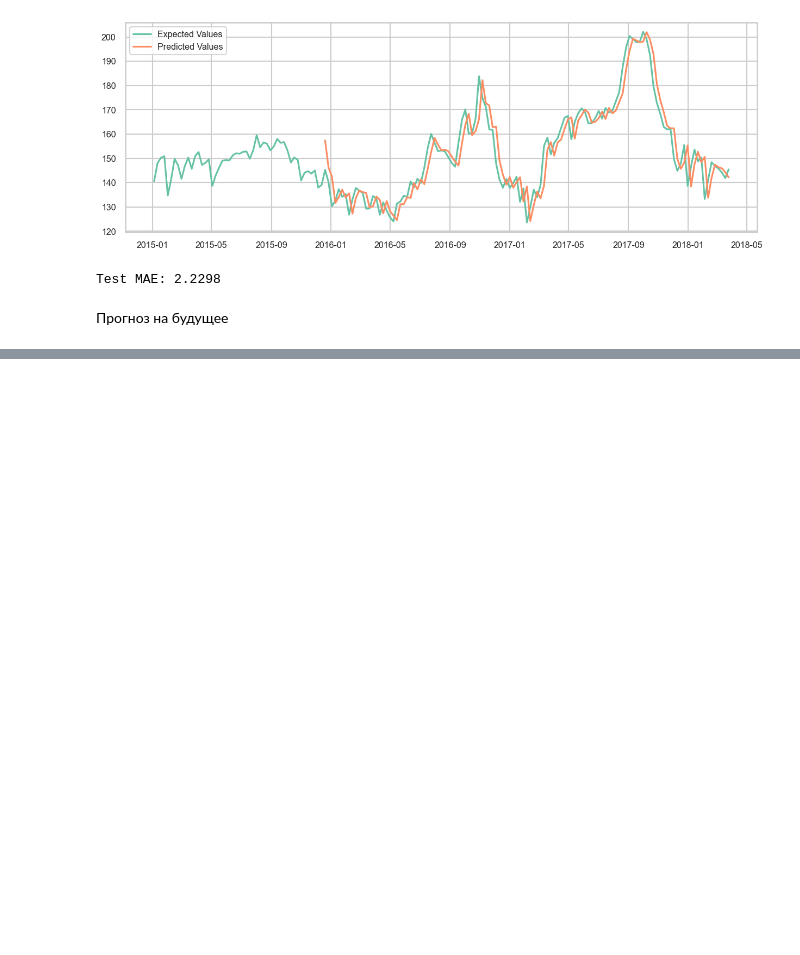
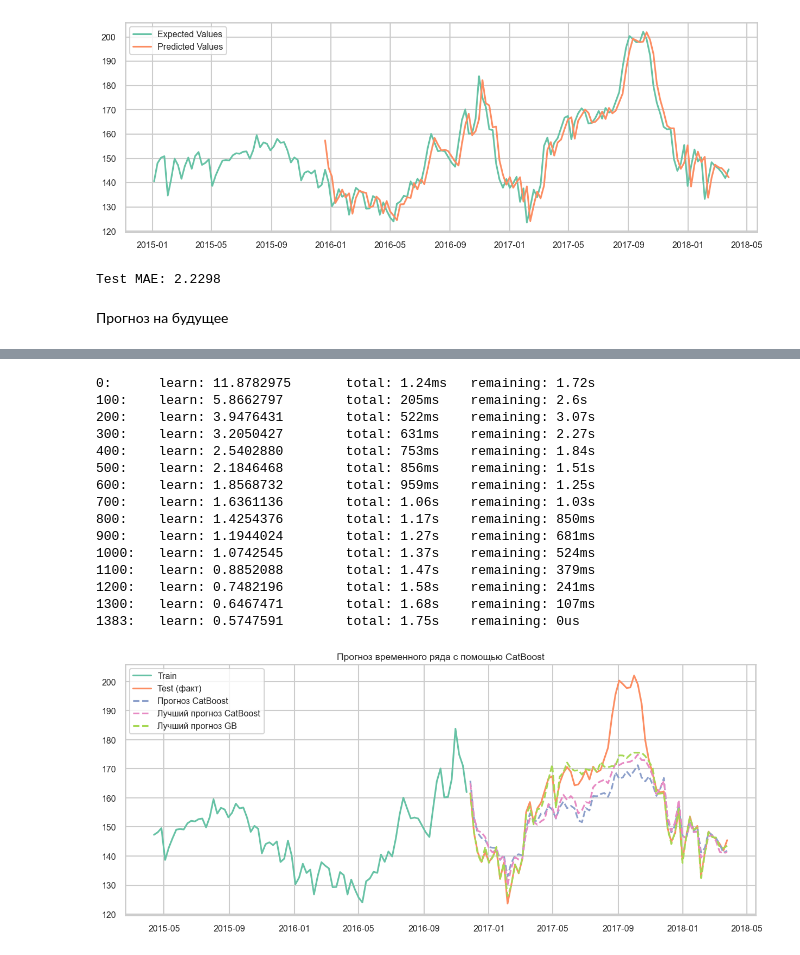
Before and after one commit to babasuck/mlhw, a Jupyter notebook: Avocado.ipynb, the cells around one changed output, grey strips where cells are left out. Drawn from its saved outputs; the diff is of its cells as text; code cells hidden in the pictures; blank space fills up the shorter version.

```diff
--- a/Avocado.ipynb
+++ b/Avocado.ipynb
@@ -826,0 +822,39 @@ print(f"Лучшее RMSE: {study.best_value:.4f}")
+# %%
+gb_model = GradientBoostingRegressor(n_estimators=500, learning_rate=0.1, max_depth=8)
+gb_model.fit(X_train, y_train)
+gb_preds = gb_model.predict(X_test)
+# %%
+# --- Обучение CatBoost ---
+model = CatBoostRegressor(**study.best_params, verbose=100)
+model.fit(X_train, y_train)
+
+# --- Прогноз ---
+best_preds = model.predict(X_test)
+
+# --- Визуализация ---
+plt.figure(figsize=(15,6))
+plt.plot(y_train.index, y_train, label='Train')
+plt.plot(y_test.index, y_test, label='Test (факт)')
+plt.plot(y_test.index, preds, label='Прогноз CatBoost', linestyle='--')
+plt.plot(y_test.index, best_preds, label='Лучший прогноз CatBoost', linestyle='--')
+plt.plot(y_test.index, gb_preds, label='Лучший прогноз GB', linestyle='--')
+plt.legend()
+plt.title('Прогноз временного ряда с помощью CatBoost')
+plt.show()
+# %% [output]
+0:      learn: 11.8782975       total: 1.24ms   remaining: 1.72s
+100:    learn: 5.8662797        total: 205ms    remaining: 2.6s
+200:    learn: 3.9476431        total: 522ms    remaining: 3.07s
+300:    learn: 3.2050427        total: 631ms    remaining: 2.27s
+400:    learn: 2.5402880        total: 753ms    remaining: 1.84s
+500:    learn: 2.1846468        total: 856ms    remaining: 1.51s
+600:    learn: 1.8568732        total: 959ms    remaining: 1.25s
+700:    learn: 1.6361136        total: 1.06s    remaining: 1.03s
+800:    learn: 1.4254376        total: 1.17s    remaining: 850ms
+900:    learn: 1.1944024        total: 1.27s    remaining: 681ms
+1000:   learn: 1.0742545        total: 1.37s    remaining: 524ms
+1100:   learn: 0.8852088        total: 1.47s    remaining: 379ms
+1200:   learn: 0.7482196        total: 1.58s    remaining: 241ms
+1300:   learn: 0.6467471        total: 1.68s    remaining: 107ms
+1383:   learn: 0.5747591        total: 1.75s    remaining: 0us
+[figure, added]
```
Also changed, not shown: parts of 10 cells of this notebook.
